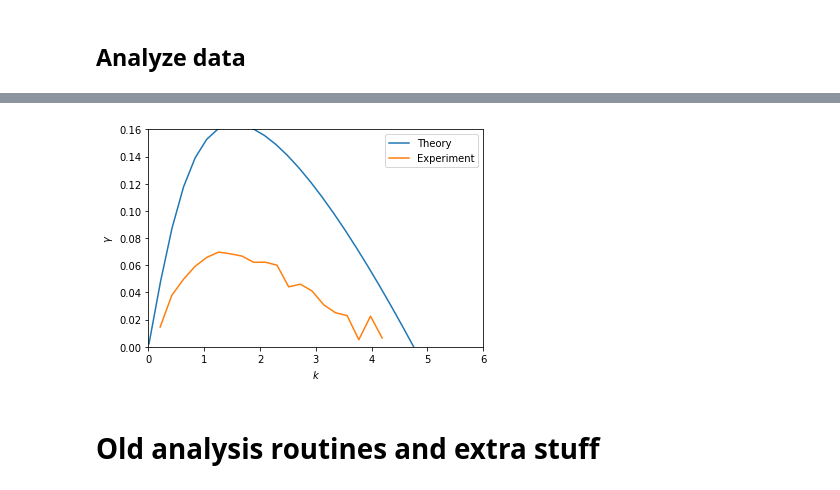
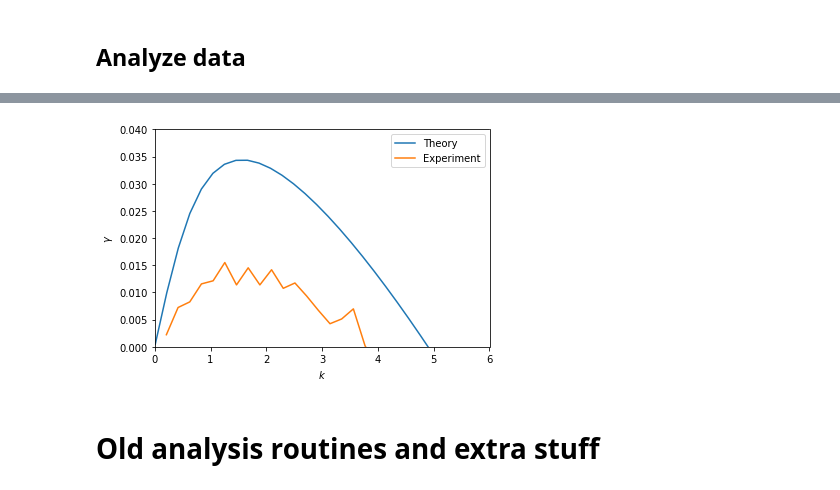
Before and after one commit to UCLA-Plasma-Simulation-Group/JupyterPIC, a Jupyter notebook: notebooks/weibel/weibel.ipynb, the cells around one changed output, grey strips where cells are left out. Cells and saved outputs as stored; diff of their text form; code cells hidden in the pictures.

```diff
--- a/notebooks/weibel/weibel.ipynb
+++ b/notebooks/weibel/weibel.ipynb
@@ -51,10 +55,10 @@ def h(ux,uy,show):
     func = []
     for i,k in enumerate(karray):
         def f(g):
-            return mp.power(k,2)+mp.power(g,2)-A-(A+1)*(1j*g)/(k*uy)*Z((1j*g)/(k*uy))
+            return mp.power(k,2)+mp.power(g,2)-A-(A+1)*(1j*g)/(mp.sqrt(2)*k*uy)*Z((1j*g)/(mp.sqrt(2)*k*uy))
         func.append(f)
 
-    prev_root = 0.0017
+    prev_root = 0.0001
     for i,k in enumerate(karray):
         g[i] = mp.findroot(func[i],prev_root,solver='newton').real
         prev_root = g[i]
@@ -63,11 +67,11 @@ def h(ux,uy,show):
     plt.figure()
     plt.plot(karray,g)
     plt.xlim([0,6])
-    plt.ylim([0,.16])
+    plt.ylim([0,.035])
     plt.xlabel(r'$k$')
     plt.ylabel(r'$\gamma$')
     if show:
         plt.show()
 
-interact(h,ux=(.2,.29,.01),uy=(.04,.07,.01),show=fixed(True))
+interact(h,ux=(.04,.06,.01),uy=fixed(.01),show=fixed(True))
 # %% [output]
@@ -93,7 +97,7 @@ runosiris completed normally
 # %%
 from h5_utilities import *
 
-hdf5_data = read_hdf(os.getcwd()+'/test-final/b3.h5')
+hdf5_data = read_hdf(os.getcwd()+'/test-05/b3.h5')
 
 xlims = [hdf5_data.axes[0].axis_min,hdf5_data.axes[0].axis_max,
          hdf5_data.axes[1].axis_min,hdf5_data.axes[1].axis_max]
@@ -118,7 +122,7 @@ plt.xlabel('$k_1$ $[\omega_p/c]$')
 plt.ylabel('$k_2$ $[\omega_p/c]$')
 plt.show()
 
-# perform fft and sum along kx
+# perform fft and pick out kx = 0
 data=np.abs(np.fft.fftshift(np.fft.fftn(hdf5_data.data,axes=(1,2),norm='ortho')[:,:,0],
                                              axes=1))
 
@@ -148,15 +152,16 @@ plt.show()
 # %%
 modes=20
-lim=30
+lim=[20,150]
 g_exp = np.zeros(modes)
 k_exp = np.zeros(modes)
 show=False
 
+ux=.05;uy=.01
 for i in range(modes):
     x=np.linspace(tlims[0],tlims[1],nx[-1])
     y=np.sqrt(data[:,int(data.shape[1]/2)+i+1])
-    f=5
-    l=np.argmin(x<lim)
+    f=np.argmax(x>lim[0])
+    l=np.argmin(x<lim[1])
     m,b = np.polyfit(x[f:l], np.log(y[f:l]), 1, w=np.sqrt(y[f:l]))
     if show:
         print('m =',m,'  ky =',ky[int(data.shape[1]/2)+i+1])
@@ -166,39 +171,39 @@ for i in range(modes):
     def g_plain(ux,uy):
         A=np.square((ux/uy))-1
         func = []
         for i,k in enumerate(ktest):
             def f(g):
-                return mp.power(k,2)+mp.power(g,2)-A-(A+1)*(1j*g)/(k*uy)*Z((1j*g)/(k*uy))
+                return mp.power(k,2)+mp.power(g,2)-A-(A+1)*(1j*g)/(mp.sqrt(2)*k*uy)*Z((1j*g)/(mp.sqrt(2)*k*uy))
             func.append(f)
 
-        prev_root = 0.0017
+        prev_root = 0.0001
         for i,k in enumerate(ktest):
             g_loc[i] = mp.findroot(func[i],prev_root,solver='newton').real
             prev_root = g_loc[i]
 
         return g
 
-    m_calc = g_plain(np.sqrt(2)*.25,np.sqrt(2)*.05)[0]
+    m_calc = g_plain(ux,uy)[0]
     if show:
         print('m_calc =',m_calc)
 
     if show:
         plt.figure()
         plt.semilogy(x,y)
         plt.semilogy(x[f:l],np.exp(b+m*x[f:l]))
         plt.semilogy(x[f:l],np.exp(b+m_calc*x[f:l]))
         plt.show()
 
     g_exp[i] = m
     k_exp[i] = ky[int(data.shape[1]/2)+i+1]
 
-ux=.25;uy=.05
-h(ux*np.sqrt(2/(1+ux**2)),uy*np.sqrt(2/(1+uy**2)),show=False)
+h(ux,uy,show=False)
 plt.plot(k_exp,g_exp)
 plt.legend(('Theory','Experiment'))
+plt.ylim((0,.04))
 plt.show()
 # %% [output]
-[figure, old version]
+[figure, new version]
 # %% [markdown]
 # Old analysis routines and extra stuff
 # %%
```
Also changed, not shown: parts of 10 cells of this notebook, 5 other files.
